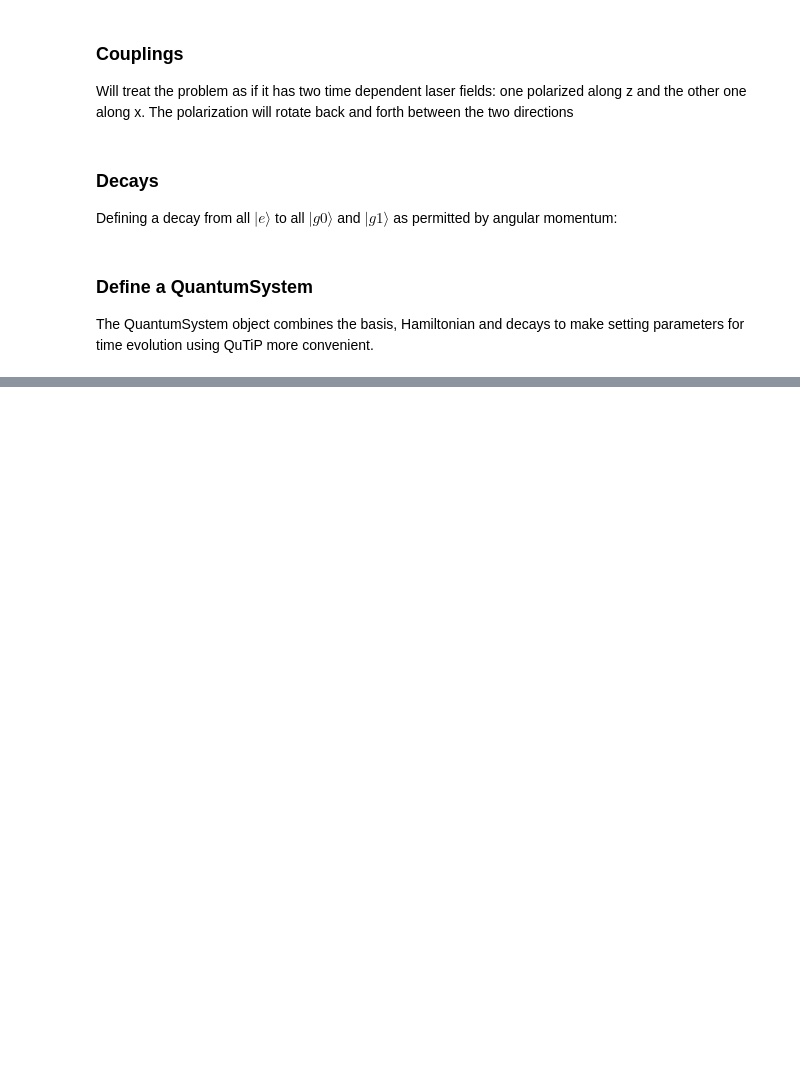
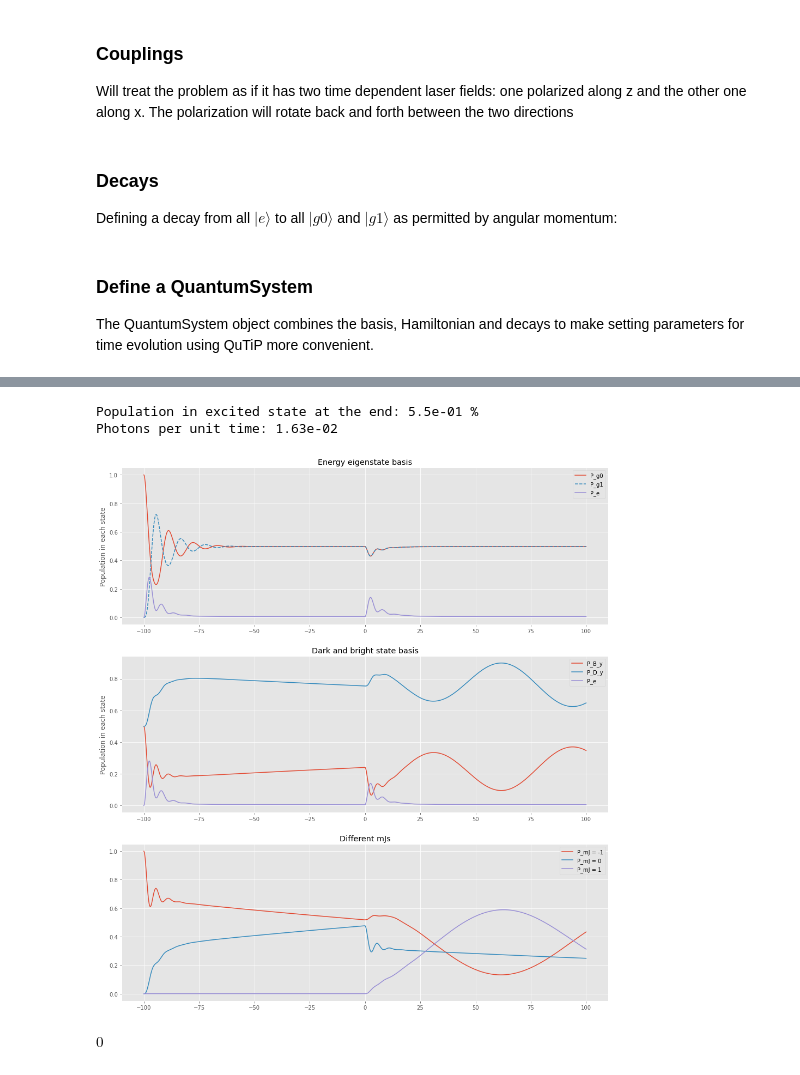
Before and after one commit to otimgren/toy-systems, a Jupyter notebook: examples/Coherent dark states and polarization switching.ipynb, the cells around one changed output, grey strips where cells are left out. Drawn from its saved outputs; the diff is of its cells as text; code cells hidden in the pictures; blank space fills up the shorter version.

Commit message:
Updates to dark states

```diff
--- a/examples/Coherent dark states and polarization switching.ipynb
+++ b/examples/Coherent dark states and polarization switching.ipynb
@@ -29,8 +31,9 @@ We start by defining the three states of the system: the ground states $|g0\rang
 g0s = [BasisState(qn=JQuantumNumbers(label="g0", J = 1, mJ = mJ)) for mJ in np.arange(-1,2)]
 g1s = [BasisState(qn=JQuantumNumbers(label="g1", J = 1, mJ = mJ)) for mJ in np.arange(-1,2)]
 es = [BasisState(qn=JQuantumNumbers(label="e", J = 1, mJ = mJ)) for mJ in np.arange(-1,2)]
+dump = [BasisState(qn = ToyQuantumNumbers(label="dump"))]
 
 # Define basis
-basis = Basis(g0s+g1s+es)
+basis = Basis(g0s+g1s+es+dump)
 basis.print()
 # %% [output]
@@ -114,0 +108,5 @@ system.couplings[3].qobj
+# %%
+# Get a pointer to the time-evolution arguments
+args = Hqobj.args
+print("Keys for setting arguments:")
+print(f"args = {args}")
@@ -114,0 +116,8 @@ system.couplings[3].qobj
+# %%
+test_coupling_z = FirstRankCouplingJ(Ωz, p_car=np.array((0,0,1)), other_conds = [both_not_ground, both_not_excited])
+
+bright_state, dark_states = get_dark_states([g0s[0], g1s[0]], es[0], [test_coupling_z])
+
+print(f"|B_z> =\n{bright_state}")
+
+print(f"\n|D_z> =\n{dark_states[0]}")
@@ -114,0 +273,36 @@ system.couplings[3].qobj
+# %%
+fig, ax = plt.subplots(3, 1, figsize = (16,18))
+ax[0].plot(times, result.expect[0], label = "P_g0")
+ax[0].plot(times, result.expect[1], label = "P_g1", ls = '--')
+ax[0].plot(times, result.expect[2], label = "P_e")
+ax[0].legend()
+ax[0].set_ylabel("Population in each state")
+ax[0].set_title("Energy eigenstate basis")
+
+# ax[1].plot(times, result.expect[3], label = "P_B_z")
+# ax[1].plot(times, result.expect[4], label = "P_D_z")
+# ax[1].plot(times, result.expect[5], label = "P_B_x")
+# ax[1].plot(times, result.expect[6], label = "P_D_x")
+ax[1].plot(times, result.expect[7], label = "P_B_y")
+ax[1].plot(times, result.expect[8], label = "P_D_y")
+ax[1].plot(times, result.expect[2], label = "P_e")
+ax[1].legend()
+ax[1].set_ylabel("Population in each state")
+ax[1].set_title("Dark and bright state basis")
+
+ax[2].set_title("Different mJs")
+ax[2].plot(times, result.expect[9], label = "P_mJ = -1")
+ax[2].plot(times, result.expect[10], label = "P_mJ = 0")
+ax[2].plot(times, result.expect[11], label = "P_mJ = 1")
+ax[2].legend()
+
+print(f"\nPopulation in excited state at the end: {result.expect[2][-1]*100:.1e} %")
+print(f"Photons per unit time: {scipy.integrate.trapezoid(result.expect[2], x = times)/(times[-1]-times[0]):.2e}")
+# %% [output]
+Population in excited state at the end: 5.5e-01 %
+Photons per unit time: 1.63e-02
+[figure, added]
+# %%
+coupling_z.calculate_ME(g0s[1], es[1])
+# %% [output]
+$\displaystyle 0$
```
Also changed, not shown: parts of 10 cells of this notebook, 3 other files.
